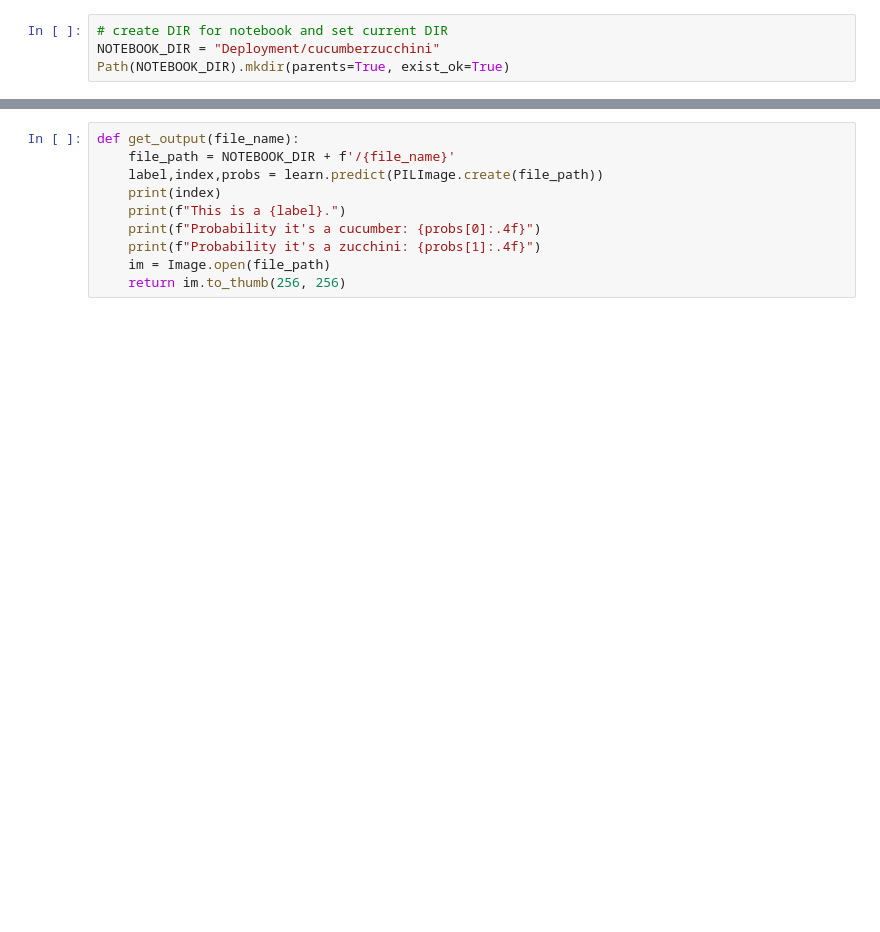
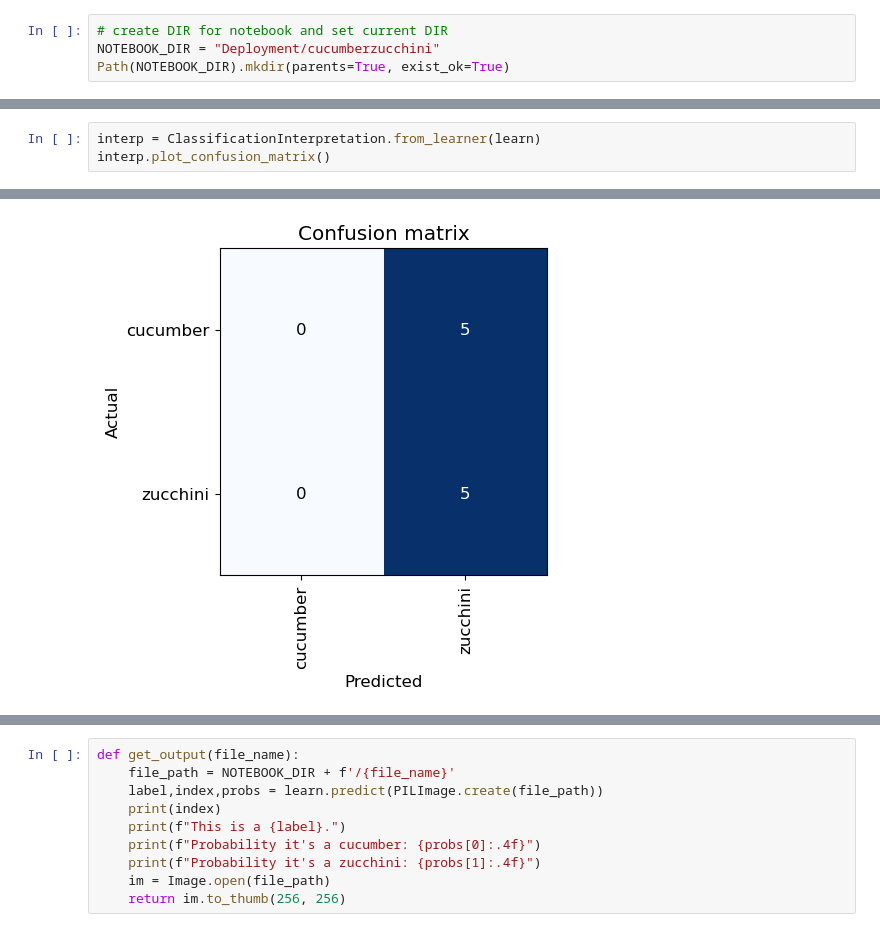
Before and after one commit to sachinrcz/deeplearning, a Jupyter notebook: Cucumber or Zucchini.ipynb, the cells around one changed output, grey strips where cells are left out. Drawn from its saved outputs; the diff is of its cells as text; blank space fills up the shorter version.

```diff
--- a/Cucumber or Zucchini.ipynb
+++ b/Cucumber or Zucchini.ipynb
@@ -106,0 +114,4 @@ learn.fine_tune(3)
+# %%
+interp = ClassificationInterpretation.from_learner(learn)
+interp.plot_confusion_matrix()
+# %% [output]
@@ -106,0 +120 @@ learn.fine_tune(3)
+[figure, added]
```
Also changed, not shown: parts of 17 cells of this notebook, 1 other file.
